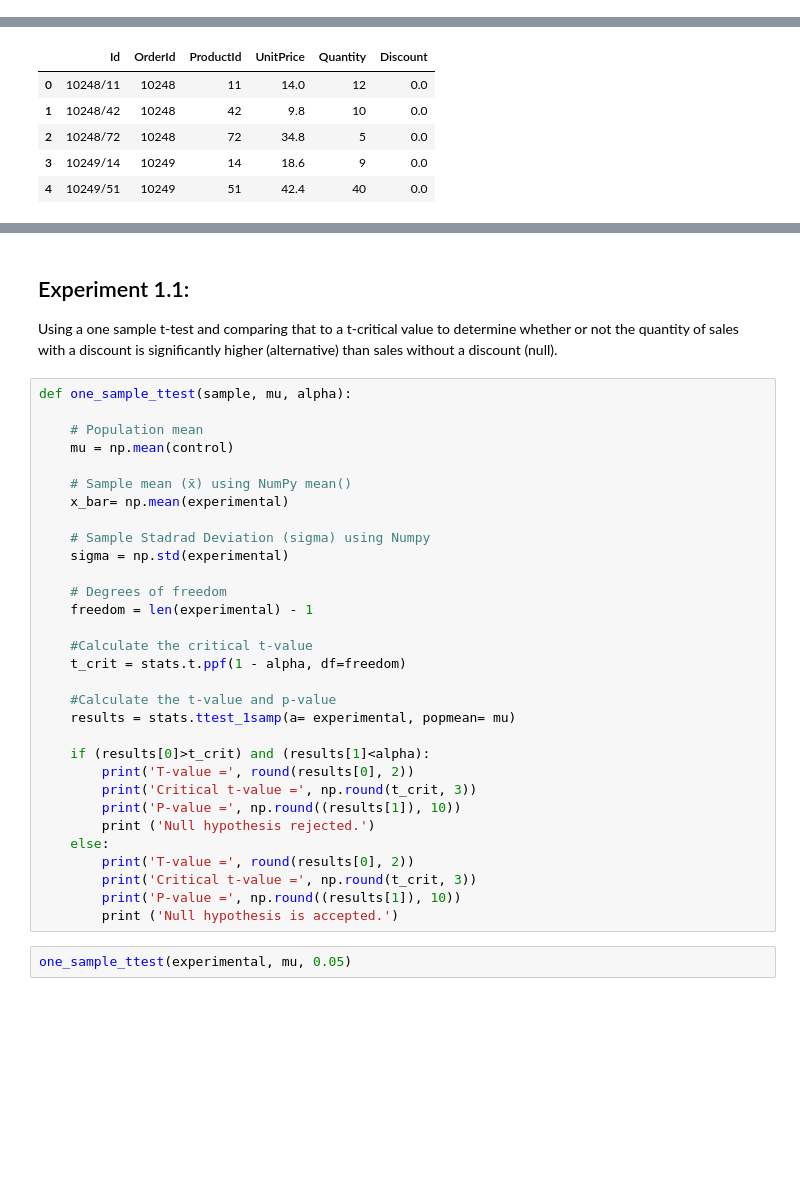
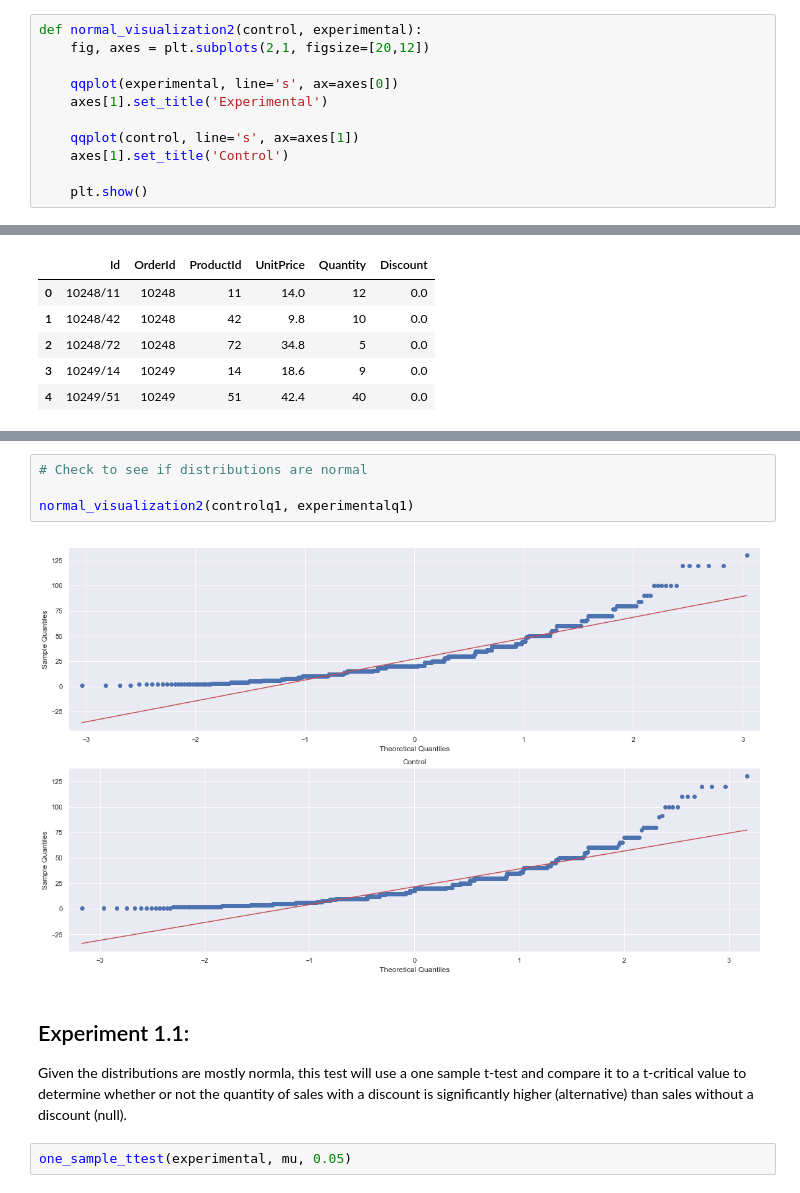
Before and after one commit to lucaskelly49/A-B-Hypothesis-Testing, a Jupyter notebook: Student.ipynb, the cells around one changed output, grey strips where cells are left out. Saved outputs shown, nothing was run; the diff lists cells and outputs as text; blank space fills up the shorter version.

```diff
--- a/Student.ipynb
+++ b/Student.ipynb
@@ -53,0 +58,11 @@ warnings.filterwarnings('ignore') # hide matplotlib warnings
+# %%
+def normal_visualization2(control, experimental):
+    fig, axes = plt.subplots(2,1, figsize=[20,12])
+
+    qqplot(experimental, line='s', ax=axes[0])
+    axes[1].set_title('Experimental')
+
+    qqplot(control, line='s', ax=axes[1])
+    axes[1].set_title('Control')
+
+    plt.show()
@@ -135,38 +294,13 @@ visualization(control, experimental)
+# %%
+# Check to see if distributions are normal
+
+normal_visualization2(controlq1, experimentalq1)
+# %% [output]
+[figure, added]
 # %% [markdown]
 ## Experiment 1.1:
 
-Using a one sample t-test and comparing that to a t-critical value to determine whether or not the quantity of sales with a discount is significantly higher (alternative) than sales without a discount (null).
+Given the distributions are mostly normla, this test will use a one sample t-test and compare it to a t-critical value to determine whether or not the quantity of sales with a discount is significantly higher (alternative) than sales without a discount (null).
-# %%
-def one_sample_ttest(sample, mu, alpha):
-
-    # Population mean
-    mu = np.mean(control)
-
-    # Sample mean (x̄) using NumPy mean()
-    x_bar= np.mean(experimental)
-
-    # Sample Stadrad Deviation (sigma) using Numpy
-    sigma = np.std(experimental)
-
-    # Degrees of freedom
-    freedom = len(experimental) - 1
-
-    #Calculate the critical t-value
-    t_crit = stats.t.ppf(1 - alpha, df=freedom)
-
-    #Calculate the t-value and p-value
-    results = stats.ttest_1samp(a= experimental, popmean= mu)
-
-    if (results[0]>t_crit) and (results[1]<alpha):
-        print('T-value =', round(results[0], 2))
-        print('Critical t-value =', np.round(t_crit, 3))
-        print('P-value =', np.round((results[1]), 10))
-        print ('Null hypothesis rejected.')
-    else:
-        print('T-value =', round(results[0], 2))
-        print('Critical t-value =', np.round(t_crit, 3))
-        print('P-value =', np.round((results[1]), 10))
-        print ('Null hypothesis is accepted.')
 # %%
 one_sample_ttest(experimental, mu, 0.05)
 # %% [output]
```
Also changed, not shown: parts of 114 cells of this notebook.
